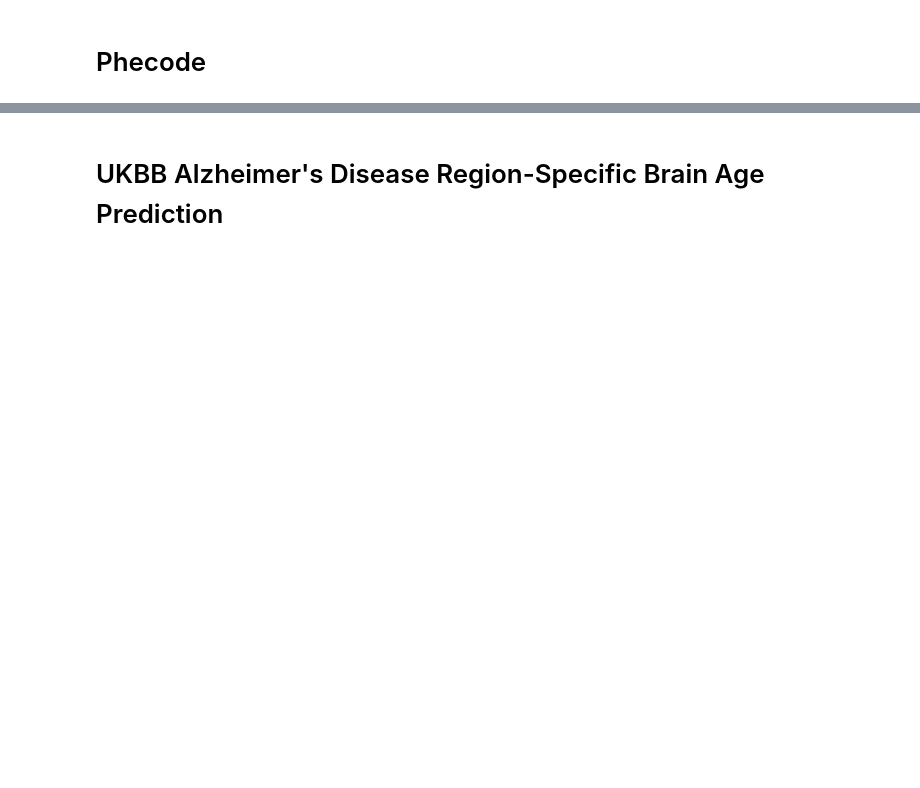
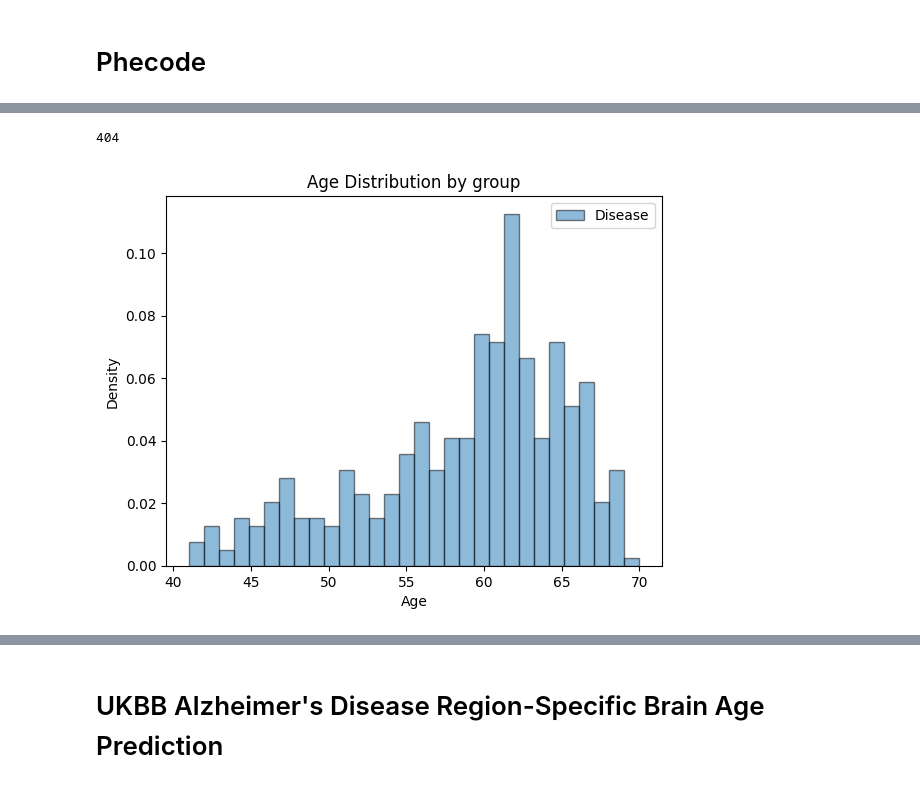
Before and after one commit to yein-hwang/Region-Wise-Brain-Age-Estimation, a Jupyter notebook: notebook/dna_nexus_infer.ipynb, the cells around one changed output, grey strips where cells are left out. Drawn from its saved outputs; the diff is of its cells as text; code cells hidden in the pictures; blank space fills up the shorter version.

```diff
--- a/notebook/dna_nexus_infer.ipynb
+++ b/notebook/dna_nexus_infer.ipynb
@@ -156,3 +337,6 @@ age_dist_plot(cn_ages, disease_ages)
 # %%
-phe_esm = pd.read_excel(root+'/yihwang/phecode_esm.xlsx', sheet_name=1)
+!pip install openpyxl
+
+phe_esm_path = os.path.join(root, 'yihwang/phecode_esm.xlsx')
+phe_esm = pd.read_excel(phe_esm_path, sheet_name=1)
 phe_esm
@@ -219,5 +509,10 @@ id_metabolic = id_filtering_group(disease_group[4])
 # %%
 id_diabete = id_filtering_single(250)
 print(len(id_diabete))
+diabete_ages = mri_disease_df['age'][mri_disease_df.id.isin(id_diabete)].tolist()
+age_dist_plot(None, diabete_ages)
+# %% [output]
+404
+[figure, added]
 # %%
 id_digestive = id_filtering_group(disease_group[1]) # 550: 탈장, 531: 식도 질환, 561: 소화기계 관련 증상, 564: 소화 기능 장애, 535: 위 & 십이지장 염증
```
Also changed, not shown: parts of 56 cells of this notebook, 3 other files.
